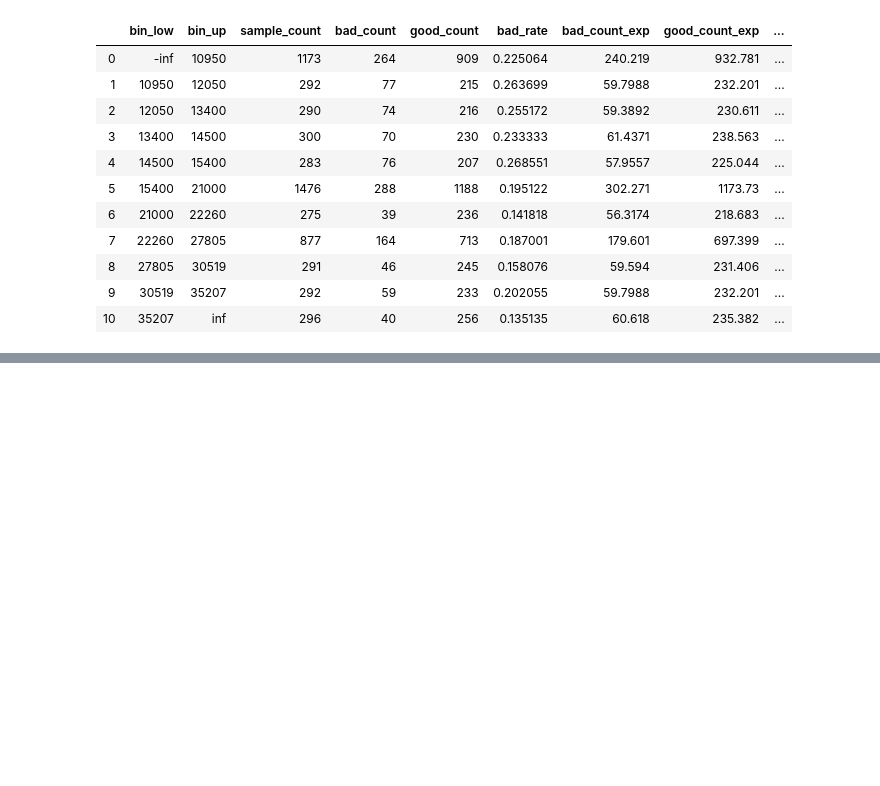
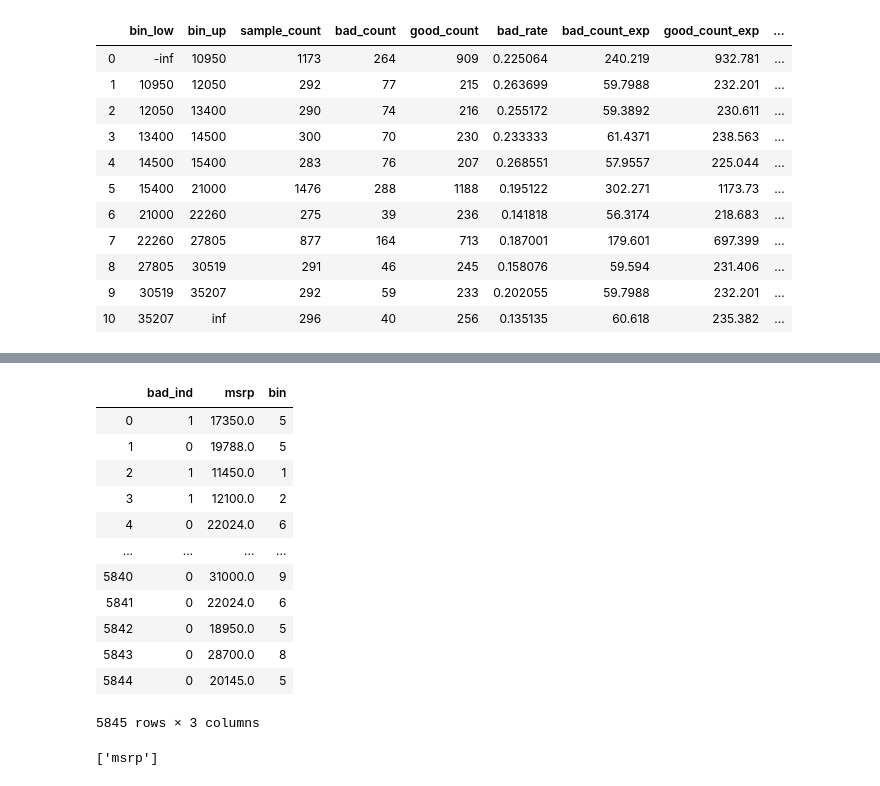
Before and after one commit to liny0088/intern_codes, a Jupyter notebook: Binning codes YL OO + Run.ipynb, the cells around one changed output, grey strips where cells are left out. Drawn from its saved outputs; the diff is of its cells as text; code cells hidden in the pictures; blank space fills up the shorter version.

```diff
--- a/Binning codes YL OO + Run.ipynb
+++ b/Binning codes YL OO + Run.ipynb
@@ -276,0 +344,16 @@ NameError: name 'helper' is not defined
+# %%
+helper.mapping_bin()
+# %% [output]
+|  | bad_ind | msrp | bin |
+| 0 | 1 | 17350.0 | 5 |
+| 1 | 0 | 19788.0 | 5 |
+| 2 | 1 | 11450.0 | 1 |
+| 3 | 1 | 12100.0 | 2 |
+| 4 | 0 | 22024.0 | 6 |
+| ... | ... | ... | ... |
+| 5840 | 0 | 31000.0 | 9 |
+| 5841 | 0 | 22024.0 | 6 |
+| 5842 | 0 | 18950.0 | 5 |
+| 5843 | 0 | 28700.0 | 8 |
+| 5844 | 0 | 20145.0 | 5 |
+5845 rows × 3 columns
@@ -276,0 +362,4 @@ NameError: name 'helper' is not defined
+# %%
+x_value
+# %% [output]
+['msrp']
```
Also changed, not shown: parts of 9 cells of this notebook.
